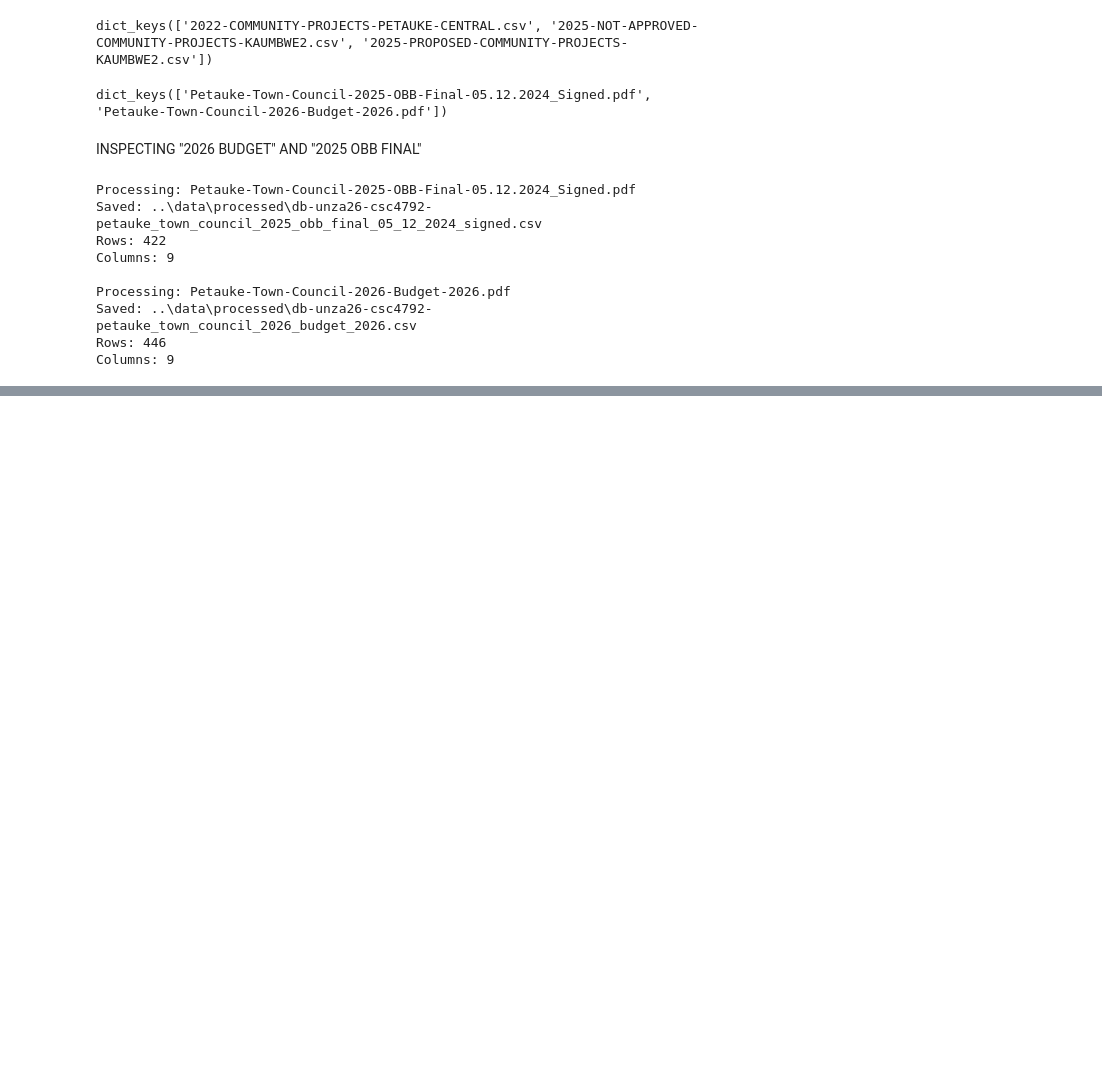
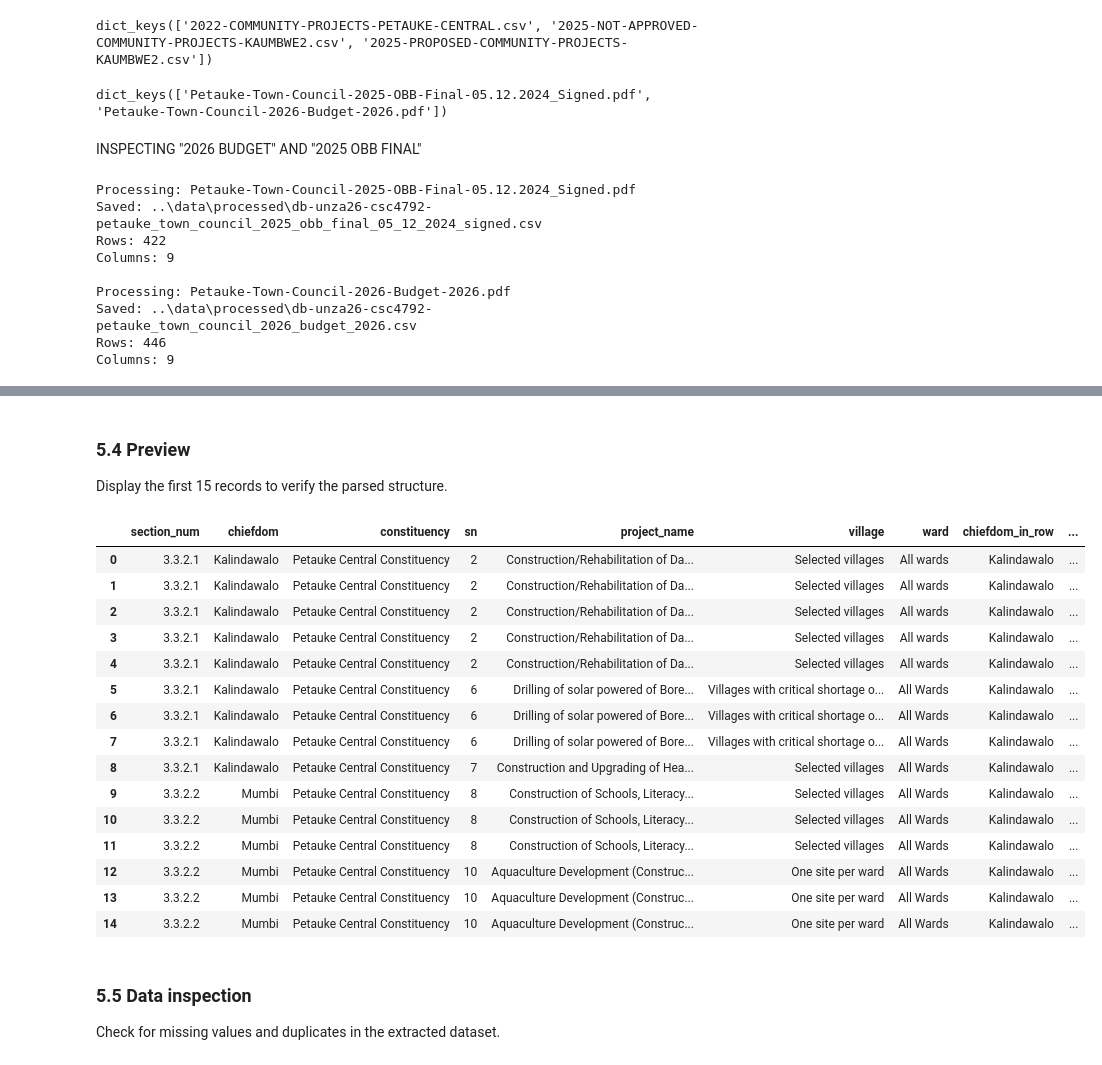
Before and after one commit to blessing-dube73/project_team_31, a Jupyter notebook: notebooks/unza26-csc4792-petauke-council.ipynb, the cells around one changed output, grey strips where cells are left out. Saved outputs shown, nothing was run; the diff lists cells and outputs as text; code cells hidden in the pictures; blank space fills up the shorter version.

```diff
--- a/notebooks/unza26-csc4792-petauke-council.ipynb
+++ b/notebooks/unza26-csc4792-petauke-council.ipynb
@@ -379,0 +460,35 @@ Pages with tables   : [(15, 3), (16, 2), (17, 16), (19, 1), (22, 3), (23, 3), (2
+# %%
+candidate_page_numbers = [75, 76, 77, 78, 80, 81, 82, 85, 86, 89, 90]
+all_records = []
+
+with pdfplumber.open(idp_path) as pdf:
+    for page_num in candidate_page_numbers:
+        page = pdf.pages[page_num - 1]
+
+        # Find nearest preceding section header (up to 3 pages back)
+        section = None
+        for back in range(0, 4):
+            idx = page_num - 1 - back
+            if idx < 0:
+                break
+            section = detect_section(all_page_texts[idx])
+            if section:
+                break
+
+        if section is None:
+            section = ("", "", "")
+
+        for table in page.extract_tables():
+            if table and len(table) > 2:
+                all_records.extend(parse_project_table(table, section, page_num))
+
+idp_projects_df = pd.DataFrame(all_records)
+
+print(f"Rows    : {len(idp_projects_df)}")
+print(f"Columns : {len(idp_projects_df.columns)}")
+print(f"\nSections captured:")
+print(
+    idp_projects_df[["section_num", "chiefdom", "constituency"]]
+    .drop_duplicates()
+    .to_string(index=False)
+)
@@ -379,0 +506,27 @@ Pages with tables   : [(15, 3), (16, 2), (17, 16), (19, 1), (22, 3), (23, 3), (2
+# %% [markdown]
+### 5.4 Preview
+
+Display the first 15 records to verify the parsed structure.
+# %%
+display(idp_projects_df.head(15))
+# %% [output]
+|  | section_num | chiefdom | constituency | sn | project_name | village | ward | chiefdom_in_row | ... |
+| 0 | 3.3.2.1 | Kalindawalo | Petauke Central Constituency | 2 | Construction/Rehabilitation of Da... | Selected villages | All wards | Kalindawalo | ... |
+| 1 | 3.3.2.1 | Kalindawalo | Petauke Central Constituency | 2 | Construction/Rehabilitation of Da... | Selected villages | All wards | Kalindawalo | ... |
+| 2 | 3.3.2.1 | Kalindawalo | Petauke Central Constituency | 2 | Construction/Rehabilitation of Da... | Selected villages | All wards | Kalindawalo | ... |
+| 3 | 3.3.2.1 | Kalindawalo | Petauke Central Constituency | 2 | Construction/Rehabilitation of Da... | Selected villages | All wards | Kalindawalo | ... |
+| 4 | 3.3.2.1 | Kalindawalo | Petauke Central Constituency | 2 | Construction/Rehabilitation of Da... | Selected villages | All wards | Kalindawalo | ... |
+| 5 | 3.3.2.1 | Kalindawalo | Petauke Central Constituency | 6 | Drilling of solar powered of Bore... | Villages with critical shortage o... | All Wards | Kalindawalo | ... |
+| 6 | 3.3.2.1 | Kalindawalo | Petauke Central Constituency | 6 | Drilling of solar powered of Bore... | Villages with critical shortage o... | All Wards | Kalindawalo | ... |
+| 7 | 3.3.2.1 | Kalindawalo | Petauke Central Constituency | 6 | Drilling of solar powered of Bore... | Villages with critical shortage o... | All Wards | Kalindawalo | ... |
+| 8 | 3.3.2.1 | Kalindawalo | Petauke Central Constituency | 7 | Construction and Upgrading of Hea... | Selected villages | All Wards | Kalindawalo | ... |
+| 9 | 3.3.2.2 | Mumbi | Petauke Central Constituency | 8 | Construction of Schools, Literacy... | Selected villages | All Wards | Kalindawalo | ... |
+| 10 | 3.3.2.2 | Mumbi | Petauke Central Constituency | 8 | Construction of Schools, Literacy... | Selected villages | All Wards | Kalindawalo | ... |
+| 11 | 3.3.2.2 | Mumbi | Petauke Central Constituency | 8 | Construction of Schools, Literacy... | Selected villages | All Wards | Kalindawalo | ... |
+| 12 | 3.3.2.2 | Mumbi | Petauke Central Constituency | 10 | Aquaculture Development (Construc... | One site per ward | All Wards | Kalindawalo | ... |
+| 13 | 3.3.2.2 | Mumbi | Petauke Central Constituency | 10 | Aquaculture Development (Construc... | One site per ward | All Wards | Kalindawalo | ... |
+| 14 | 3.3.2.2 | Mumbi | Petauke Central Constituency | 10 | Aquaculture Development (Construc... | One site per ward | All Wards | Kalindawalo | ... |
+# %% [markdown]
+### 5.5 Data inspection
+
+Check for missing values and duplicates in the extracted dataset.
```
Also changed, not shown: parts of 54 cells of this notebook, 1 other file.
